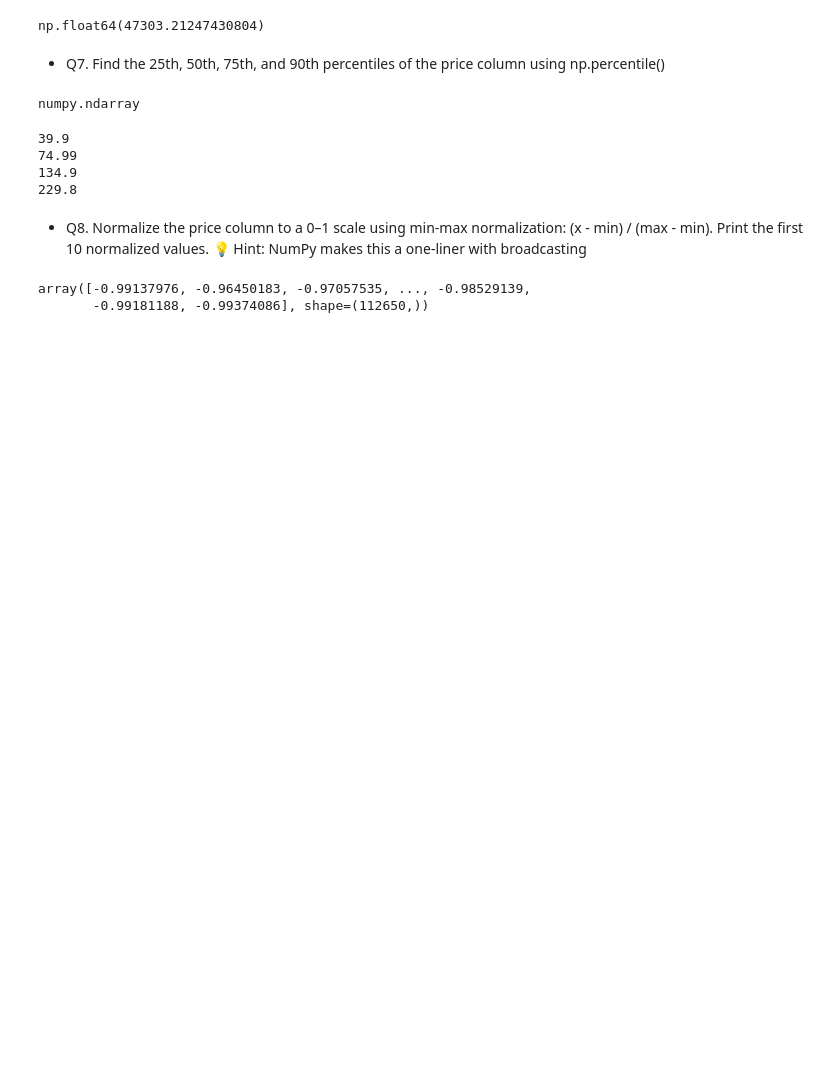
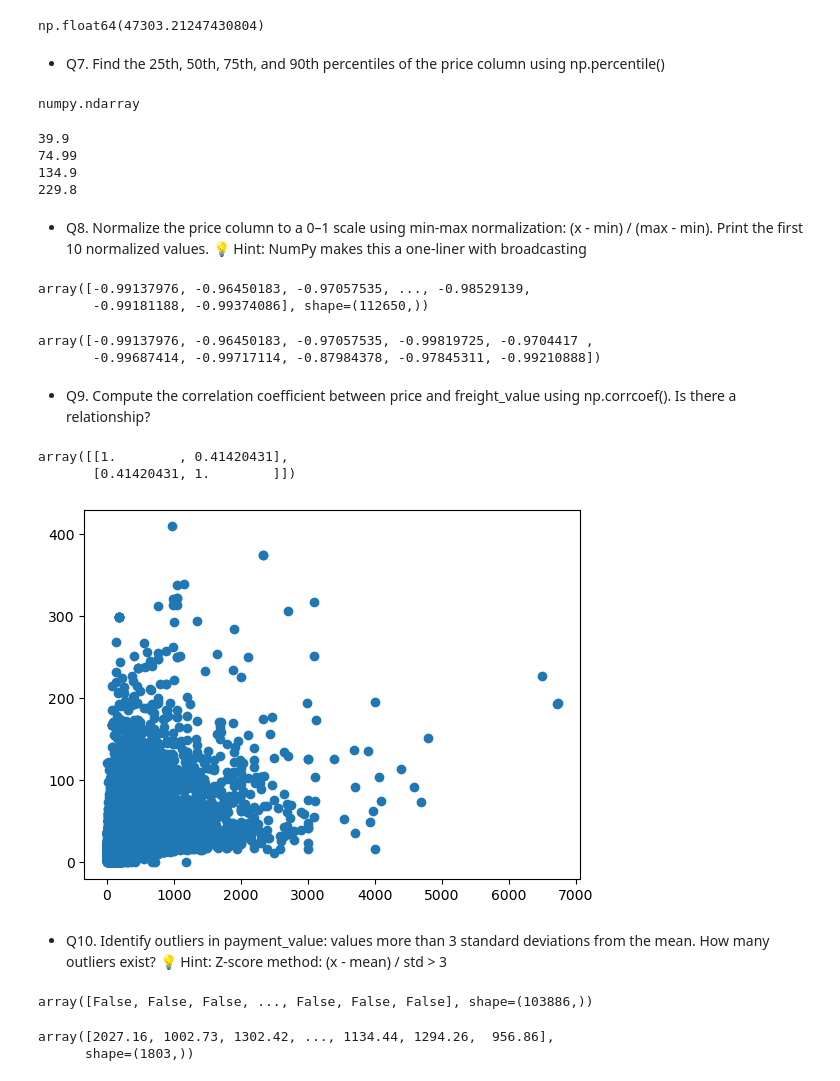
Before and after one commit to aalgovind05/Olist_Real_Data_EDA_Practice, a Jupyter notebook: Numpy/Statistical_Operations.ipynb, the cells around one changed output. Saved outputs shown, nothing was run; the diff lists cells and outputs as text; code cells hidden in the pictures; blank space fills up the shorter version.

```diff
--- a/Numpy/Statistical_Operations.ipynb
+++ b/Numpy/Statistical_Operations.ipynb
@@ -79,3 +80,29 @@ norm
 # %% [output]
 array([-0.99137976, -0.96450183, -0.97057535, ..., -0.98529139,
        -0.99181188, -0.99374086], shape=(112650,))
+# %%
+norm[:10]
+# %% [output]
+array([-0.99137976, -0.96450183, -0.97057535, -0.99819725, -0.9704417 ,
+       -0.99687414, -0.99717114, -0.87984378, -0.97845311, -0.99210888])
+# %% [markdown]
+* Q9. Compute the correlation coefficient between price and freight_value using np.corrcoef(). Is there a
+relationship?
+# %%
+#create a freight np.array here
+freight = df['freight_value'].to_numpy()
+# %%
+#find correlation between freight_value and price
+np.corrcoef(price,freight)
+# %% [output]
+array([[1.        , 0.41420431],
+       [0.41420431, 1.        ]])
+# %%
+plt.plot(price,freight,'o')
+plt.show()
+# %% [output]
+[figure, added]
+# %% [markdown]
+* Q10. Identify outliers in payment_value: values more than 3 standard deviations from the mean. How
+many outliers exist?
+💡 Hint: Z-score method: (x - mean) / std > 3
@@ -81,0 +112,9 @@ array([-0.99137976, -0.96450183, -0.97057535, ..., -0.98529139,
+# %%
+outlier
+# %% [output]
+array([False, False, False, ..., False, False, False], shape=(103886,))
+# %%
+payment[outlier]
+# %% [output]
+array([2027.16, 1002.73, 1302.42, ..., 1134.44, 1294.26,  956.86],
+      shape=(1803,))
```
Also changed, not shown: parts of 8 cells of this notebook.
